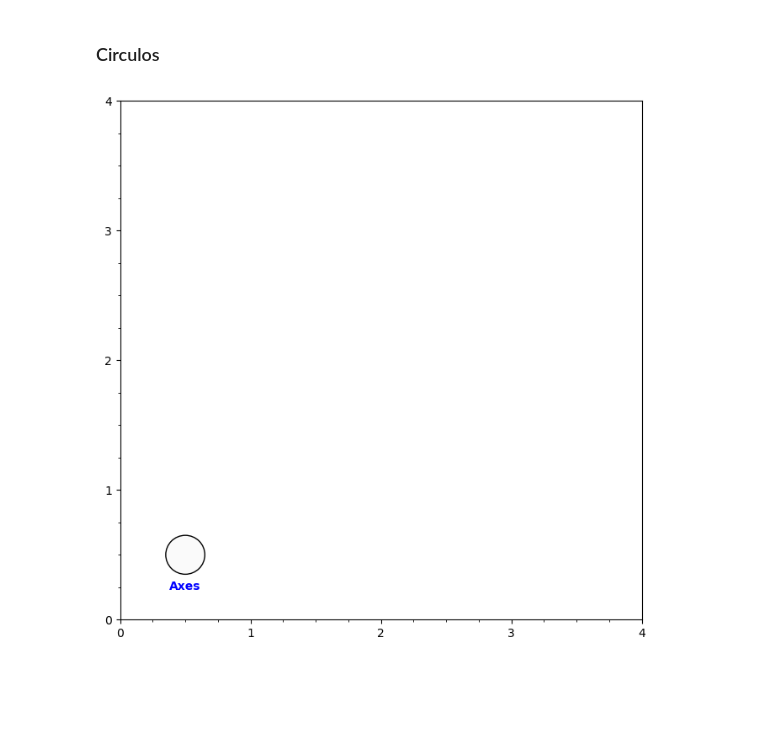
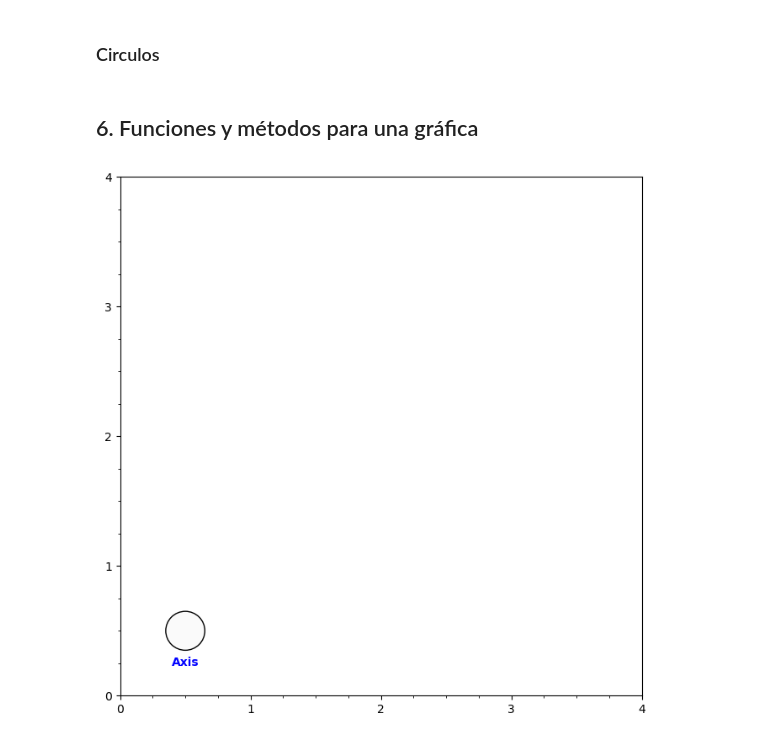
Before and after one commit to IA-ML-and-DL/JupyterNotebook, a Jupyter notebook: Matplotlib/S1C04 - Ticks de una gráfica.ipynb, the cells around one changed output. Saved outputs shown, nothing was run; the diff lists cells and outputs as text; code cells hidden in the pictures; blank space fills up the shorter version.

Commit message:
Cuadriculas y lineas en una grafica

```diff
--- a/Matplotlib/S1C04 - Ticks de una gráfica.ipynb
+++ b/Matplotlib/S1C04 - Ticks de una gráfica.ipynb
@@ -145,9 +145,22 @@ fig
 # %%
 
 
-circulo = Circle((.5, .5, ), 0.15, linewidth=1, edgecolor='black', facecolor=(0,0,0,0.02)) # CoordenadaX, CoordenadaY, radio, grosor linea, bordecirculo
+# circulo = Circle((.5, .5, ), 0.15, linewidth=1, edgecolor='black', facecolor=(0,0,0,0.02)) # CoordenadaX, CoordenadaY, radio, grosor linea, bordecirculo
 # facecolor(0,0,0,0.02) para crear el relleno transparente, se usa el 4 parametro en el RGB, el cual es la trasnsparencia, entre mas cercado a cero, mas transparente
-ax.add_artist(circulo)
-fig
+# ax.add_artist(circulo)
+# fig
-# %% [output]
-[figure, removed]
+# %% [markdown]
+## 6. Funciones y métodos para una gráfica
+# %%
+def addCircle(x, y):
+    c1 = Circle((x, y), 0.15, linewidth=1, edgecolor='black', facecolor=(0,0,0,0.02))
+    ax.add_artist(c1)
+# %%
+def addText(x, y, text):
+    ax.text(x, y, text, ha='center', weight='bold', color='blue', backgroundcolor='white', va = 'top')
+# %%
+addCircle(0.5, 0.5)
+addText(0.5, 0.3, 'Axis')
+fig
+# %% [output]
+[figure, added]
```
Also changed, not shown: parts of 8 cells of this notebook.
